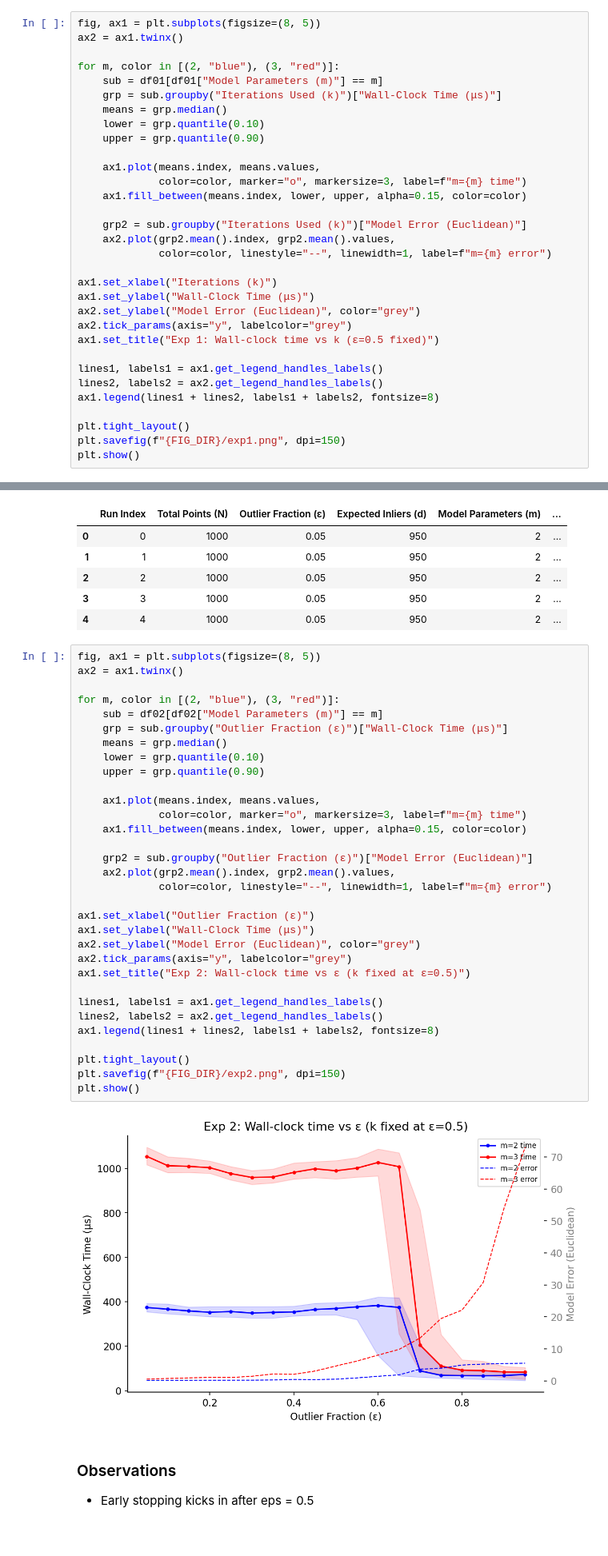
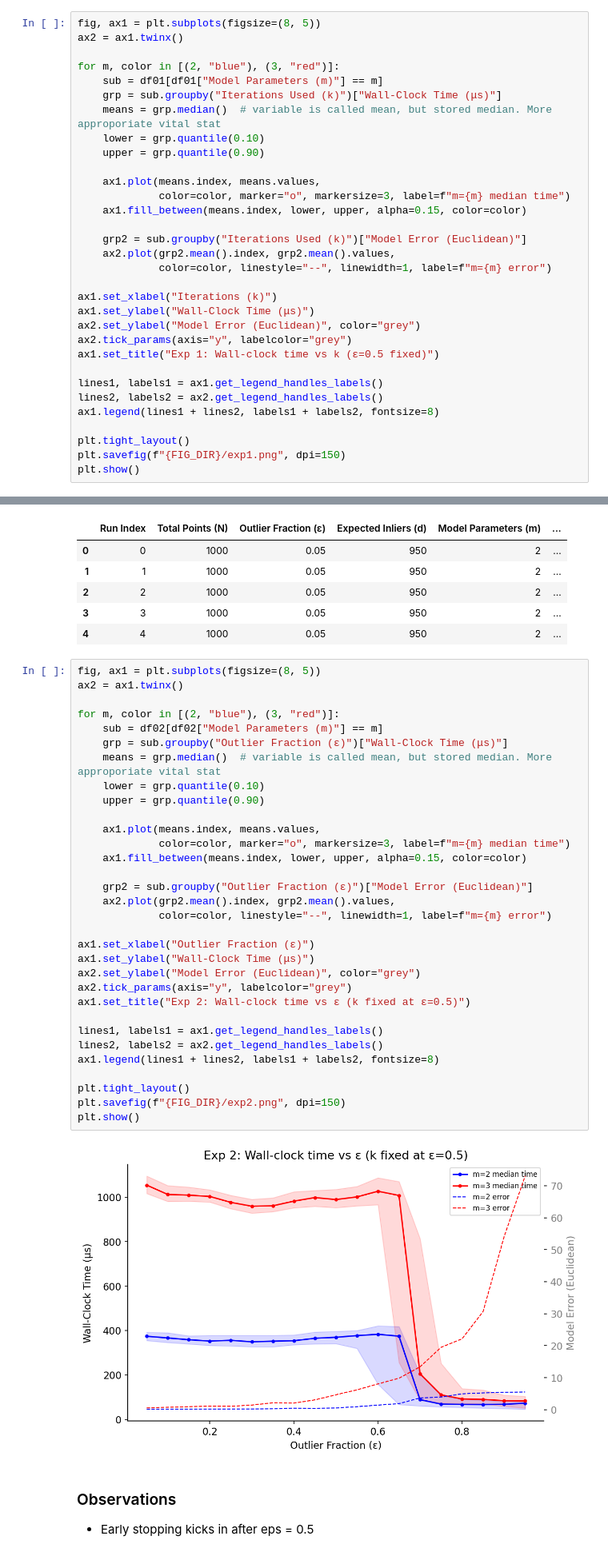
Before and after one commit to arshsinghphd/RANSAC-analysis, a Jupyter notebook: empirical_analysis/ransac_notebook.ipynb, the cells around one changed output, grey strips where cells are left out. Shown at 80% size. Saved outputs shown, nothing was run; the diff lists cells and outputs as text.

```diff
--- a/empirical_analysis/ransac_notebook.ipynb
+++ b/empirical_analysis/ransac_notebook.ipynb
@@ -87,12 +87,12 @@ ax2 = ax1.twinx()
 for m, color in [(2, "blue"), (3, "red")]:
     sub = df01[df01["Model Parameters (m)"] == m]
     grp = sub.groupby("Iterations Used (k)")["Wall-Clock Time (μs)"]
-    means = grp.median()
+    means = grp.median()  # variable is called mean, but stored median. More approporiate vital stat
     lower = grp.quantile(0.10)
     upper = grp.quantile(0.90)
 
     ax1.plot(means.index, means.values,
-             color=color, marker="o", markersize=3, label=f"m={m} time")
+             color=color, marker="o", markersize=3, label=f"m={m} median time")
     ax1.fill_between(means.index, lower, upper, alpha=0.15, color=color)
 
     grp2 = sub.groupby("Iterations Used (k)")["Model Error (Euclidean)"]
@@ -137,36 +137,36 @@ df02.head()
 fig, ax1 = plt.subplots(figsize=(8, 5))
 ax2 = ax1.twinx()
 
 for m, color in [(2, "blue"), (3, "red")]:
     sub = df02[df02["Model Parameters (m)"] == m]
     grp = sub.groupby("Outlier Fraction (ε)")["Wall-Clock Time (μs)"]
-    means = grp.median()
+    means = grp.median()  # variable is called mean, but stored median. More approporiate vital stat
     lower = grp.quantile(0.10)
     upper = grp.quantile(0.90)
 
     ax1.plot(means.index, means.values,
-             color=color, marker="o", markersize=3, label=f"m={m} time")
+             color=color, marker="o", markersize=3, label=f"m={m} median time")
     ax1.fill_between(means.index, lower, upper, alpha=0.15, color=color)
 
     grp2 = sub.groupby("Outlier Fraction (ε)")["Model Error (Euclidean)"]
     ax2.plot(grp2.mean().index, grp2.mean().values,
              color=color, linestyle="--", linewidth=1, label=f"m={m} error")
 
 ax1.set_xlabel("Outlier Fraction (ε)")
 ax1.set_ylabel("Wall-Clock Time (μs)")
 ax2.set_ylabel("Model Error (Euclidean)", color="grey")
 ax2.tick_params(axis="y", labelcolor="grey")
 ax1.set_title("Exp 2: Wall-clock time vs ε (k fixed at ε=0.5)")
 
 lines1, labels1 = ax1.get_legend_handles_labels()
 lines2, labels2 = ax2.get_legend_handles_labels()
 ax1.legend(lines1 + lines2, labels1 + labels2, fontsize=8)
 
 plt.tight_layout()
 plt.savefig(f"{FIG_DIR}/exp2.png", dpi=150)
 plt.show()
 # %% [output]
-[figure, old version]
+[figure, new version]
 # %% [markdown]
 ### Observations
 * Early stopping kicks in after eps = 0.5
```
Also changed, not shown: parts of 6 cells of this notebook.
